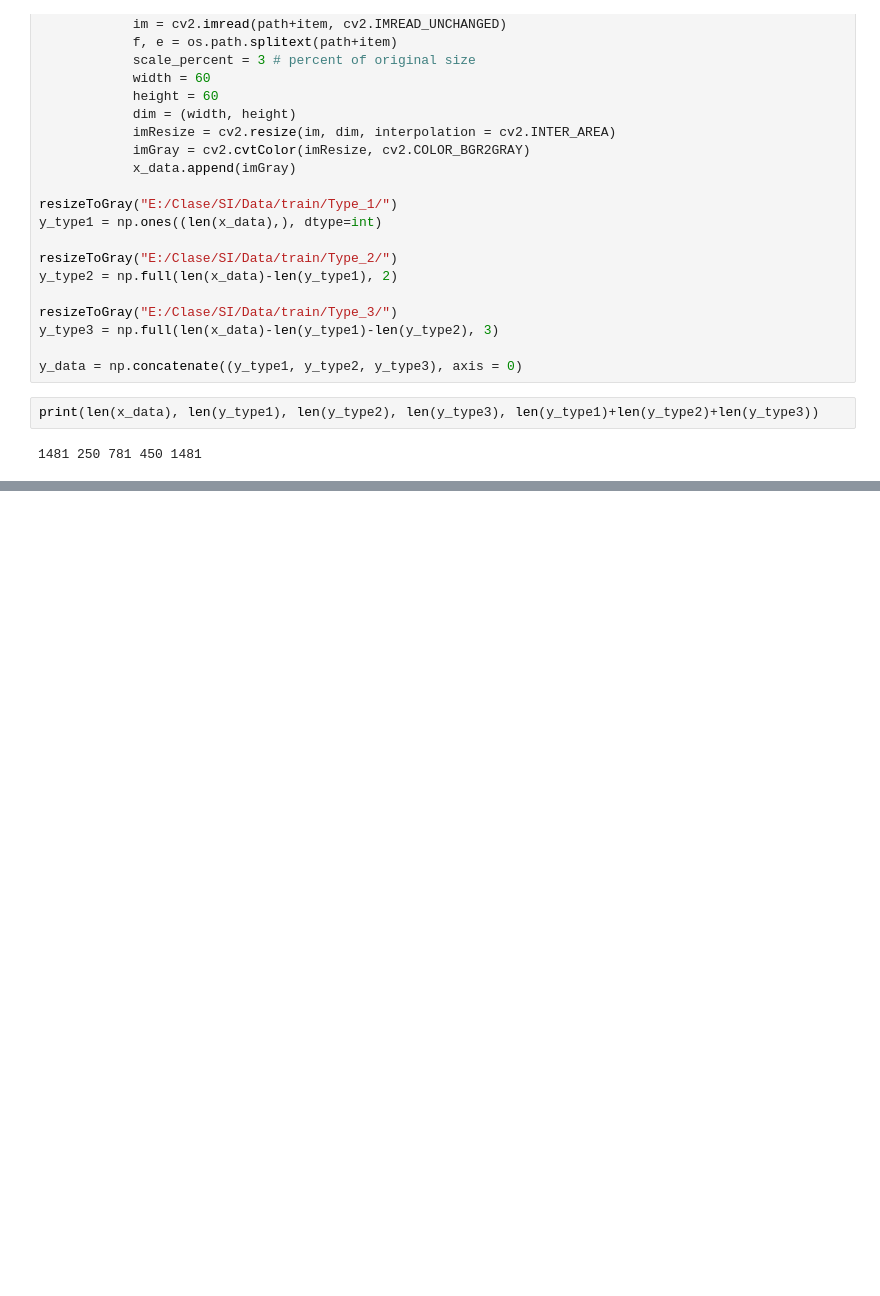
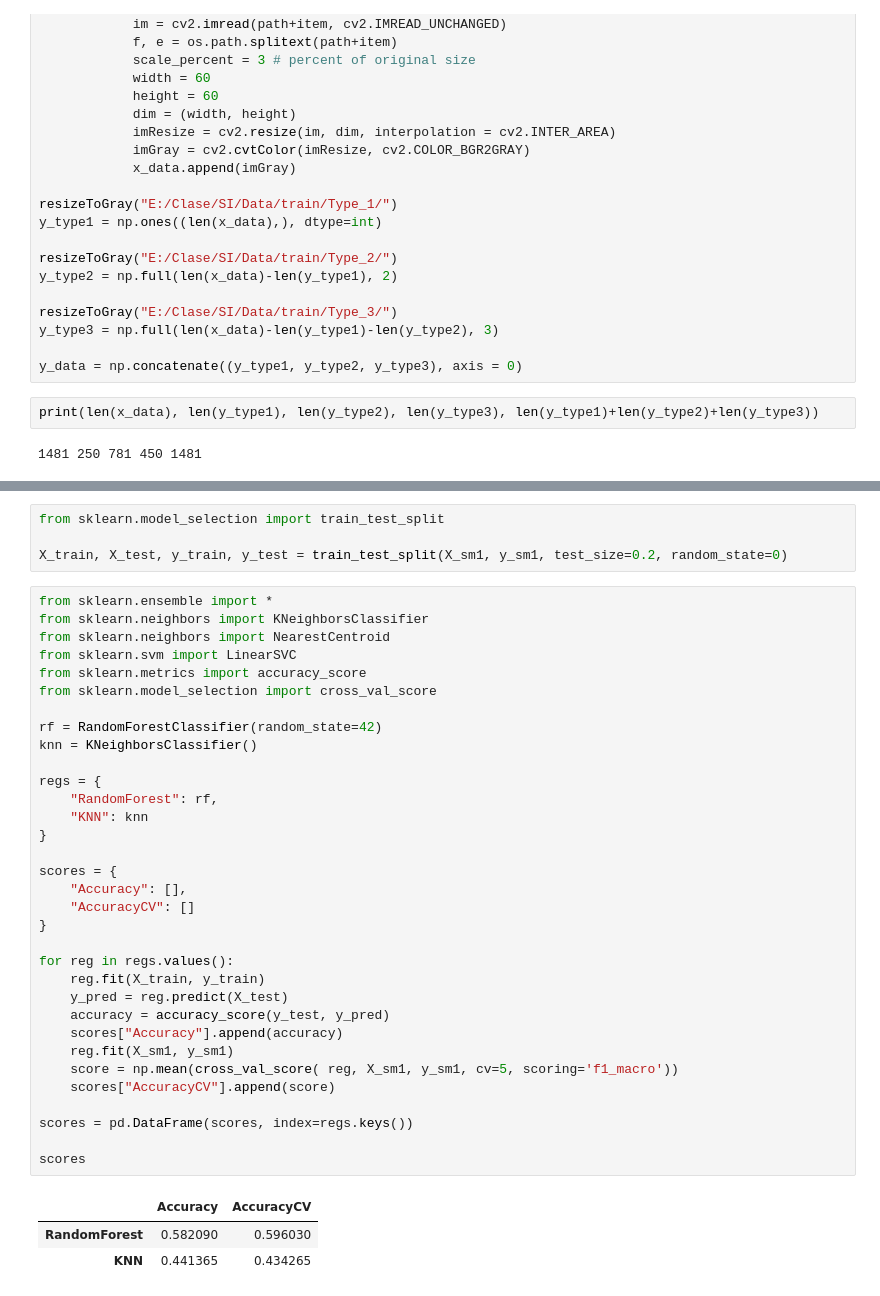
Before and after one commit to JavierGilRodriguez/ProyectoSI, a Jupyter notebook: Proyecto.ipynb, the cells around one changed output, grey strips where cells are left out. Cells and saved outputs as stored; diff of their text form; blank space fills up the shorter version.

```diff
--- a/Proyecto.ipynb
+++ b/Proyecto.ipynb
@@ -201,0 +128,41 @@ plt.show()
+# %%
+from sklearn.model_selection import train_test_split
+
+X_train, X_test, y_train, y_test = train_test_split(X_sm1, y_sm1, test_size=0.2, random_state=0)
+# %%
+from sklearn.ensemble import *
+from sklearn.neighbors import KNeighborsClassifier
+from sklearn.neighbors import NearestCentroid
+from sklearn.svm import LinearSVC
+from sklearn.metrics import accuracy_score
+from sklearn.model_selection import cross_val_score
+
+rf = RandomForestClassifier(random_state=42)
+knn = KNeighborsClassifier()
+
+regs = {
+    "RandomForest": rf,
+    "KNN": knn
+}
+
+scores = {
+    "Accuracy": [],
+    "AccuracyCV": []
+}
+
+for reg in regs.values():
+    reg.fit(X_train, y_train)
+    y_pred = reg.predict(X_test)
+    accuracy = accuracy_score(y_test, y_pred)
+    scores["Accuracy"].append(accuracy)
+    reg.fit(X_sm1, y_sm1)
+    score = np.mean(cross_val_score( reg, X_sm1, y_sm1, cv=5, scoring='f1_macro'))
+    scores["AccuracyCV"].append(score)
+
+scores = pd.DataFrame(scores, index=regs.keys())
+
+scores
+# %% [output]
+|  | Accuracy | AccuracyCV |
+| RandomForest | 0.582090 | 0.596030 |
+| KNN | 0.441365 | 0.434265 |
```
Also changed, not shown: parts of 16 cells of this notebook.
